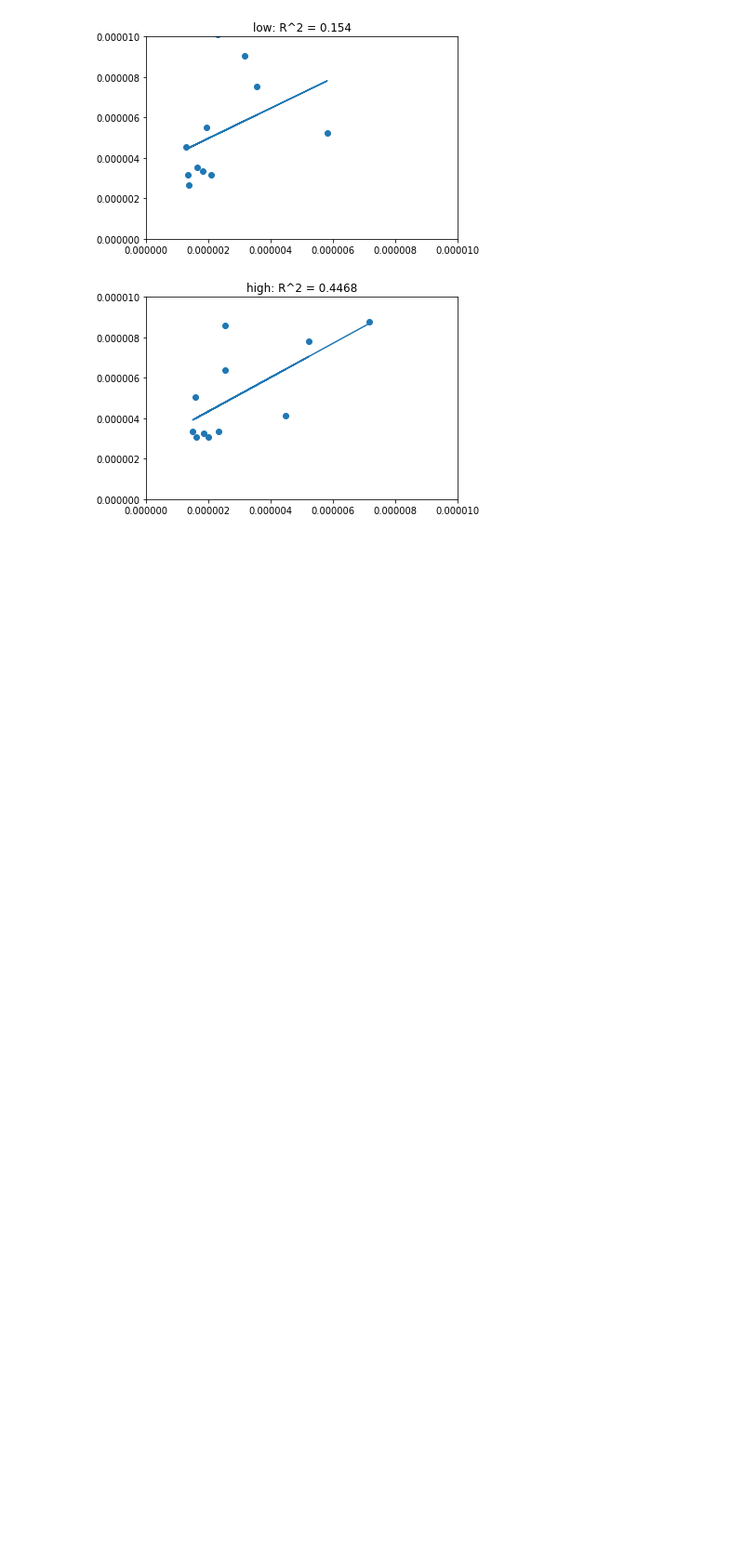
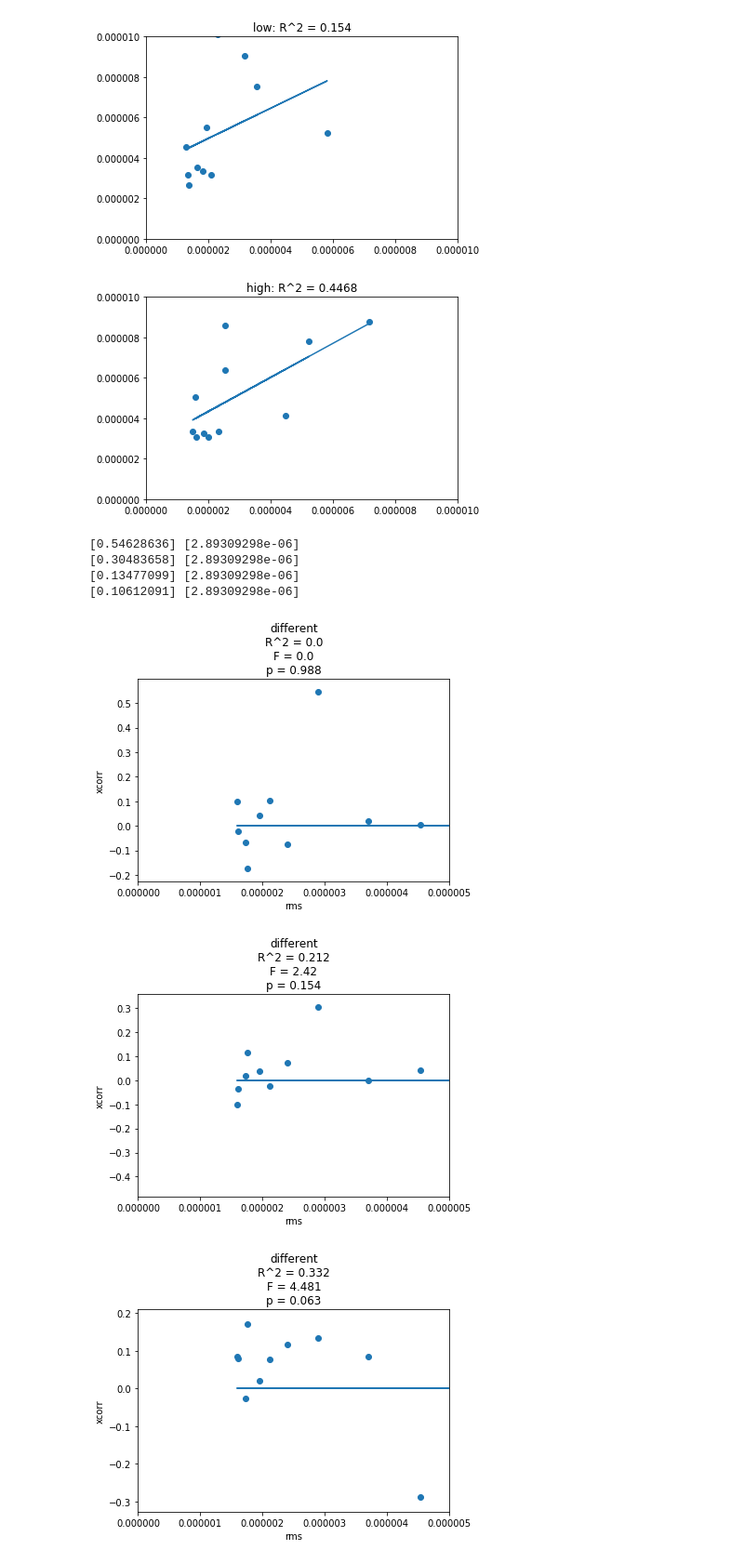
Before and after one commit to letitiayhho/talker_change_data_processing, a Jupyter notebook: 9_N1_RMS/src/n1.ipynb, the cells around one changed output. Shown: that part at 93% size. Cells and saved outputs as stored; diff of their text form; code cells hidden in the pictures; blank space fills up the shorter version.

Commit message:
Version with linear regression between xcorr and rms that works, but has x and y flipped

```diff
--- a/9_N1_RMS/src/n1.ipynb
+++ b/9_N1_RMS/src/n1.ipynb
@@ -237,3 +237,69 @@ for condition in conditions:
 [figure]
 [figure]
 [figure]
+# %%
+"""
+Relationship between parietal RMS and tracking
+"""
+
+# def get_x_y(df_rms, df_xcorr, channel):
+#     x = df_rms.to_numpy()
+#     x = x.reshape(-1, 1)
+#     y = df_xcorr[channel].to_numpy()
+#     y = y.reshape(-1, 1)
+#     return x, y
+def get_x_y(df_xcorr, df_rms, channel):
+    x = df_xcorr[channel].to_numpy()
+    x = x.reshape(-1, 1)
+    y = df_rms.to_numpy()
+    y = y.reshape(-1, 1)
+    return x, y
+
+
+def get_lin_reg(x, y):
+    x = sm.add_constant(x)
+    model = sm.OLS(y, x)
+    est = model.fit()
+    summary = {'b': est.params[0],
+              'm': est.params[1],
+              'rsq': est.rsquared,
+              'f': est.fvalue,
+              'f_p': est.f_pvalue}
+    return summary
+
+def plot_scatter(x, y, summary, condition):
+    fig, ax = plt.subplots()
+    ax.scatter(x, y)
+    ax.plot(x, m*x + b)
+#     plt.ylim([0, 0.000005])
+#     plt.xlim([0, 0.000010])
+    plt.xlim([0, 0.000005])
+    plt.xlabel('rms')
+    plt.ylabel('xcorr')
+    plt.title(condition + "\nR^2 = " + str(round(summary['rsq'], 3)) +
+              '\nF = ' + str(round(summary['f'], 3)) +
+              '\np = ' + str(round(summary['f_p'], 3)))
+
+xcorr = import_cross_correlations()
+xcorr = xcorr.drop(columns = 'epoch')
+
+same_xcorr = get_condition_df(xcorr, xcorr.talker, "S")
+different_xcorr = get_condition_df(xcorr, xcorr.talker, "T")
+meaning_xcorr = get_condition_df(xcorr, xcorr.meaning, "M")
+nonsense_xcorr = get_condition_df(xcorr, xcorr.meaning, "N")
+low_xcorr = get_condition_df(xcorr, xcorr.constraint, "L")
+high_xcorr = get_condition_df(xcorr, xcorr.constraint, "H")
+
+for i in range(1, 5):
+    (x, y) = get_x_y(different_xcorr, different.rms, str(i))
+    print(x[1], y[1])
+    summary = get_lin_reg(y, x)
+    plot_scatter(y, x, summary, condition)
+# %% [output]
+[0.54628636] [2.89309298e-06]
+[0.30483658] [2.89309298e-06]
+[0.13477099] [2.89309298e-06]
+[0.10612091] [2.89309298e-06]
+[figure, added]
+[figure, added]
+[figure, added]
```
Also changed, not shown: parts of 5 cells of this notebook.
